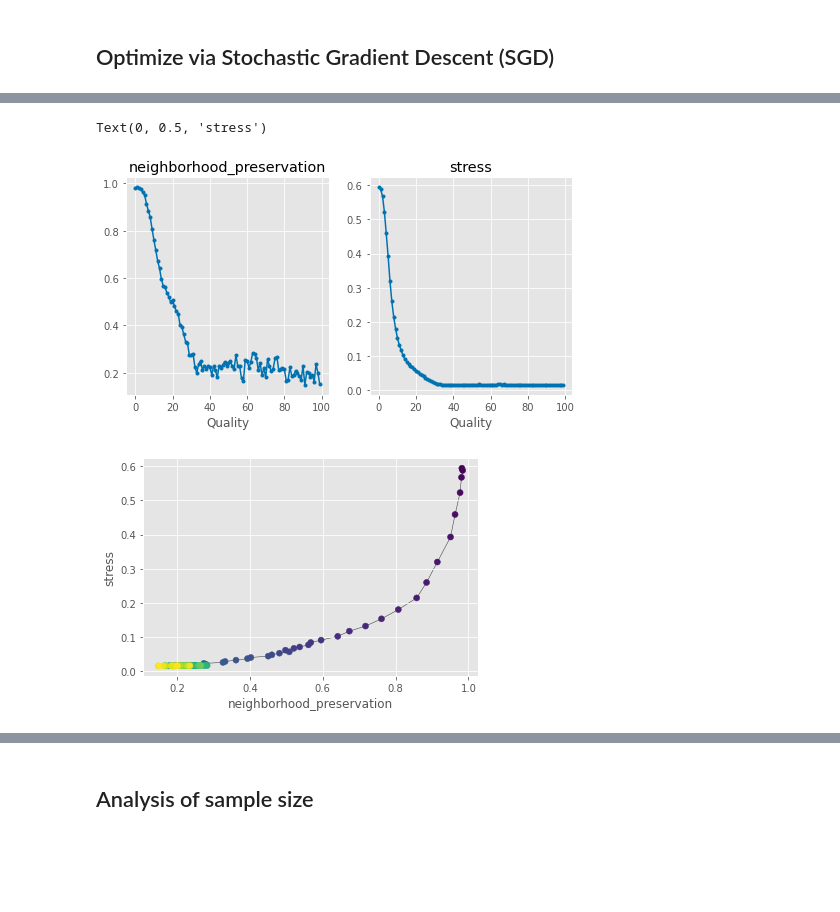
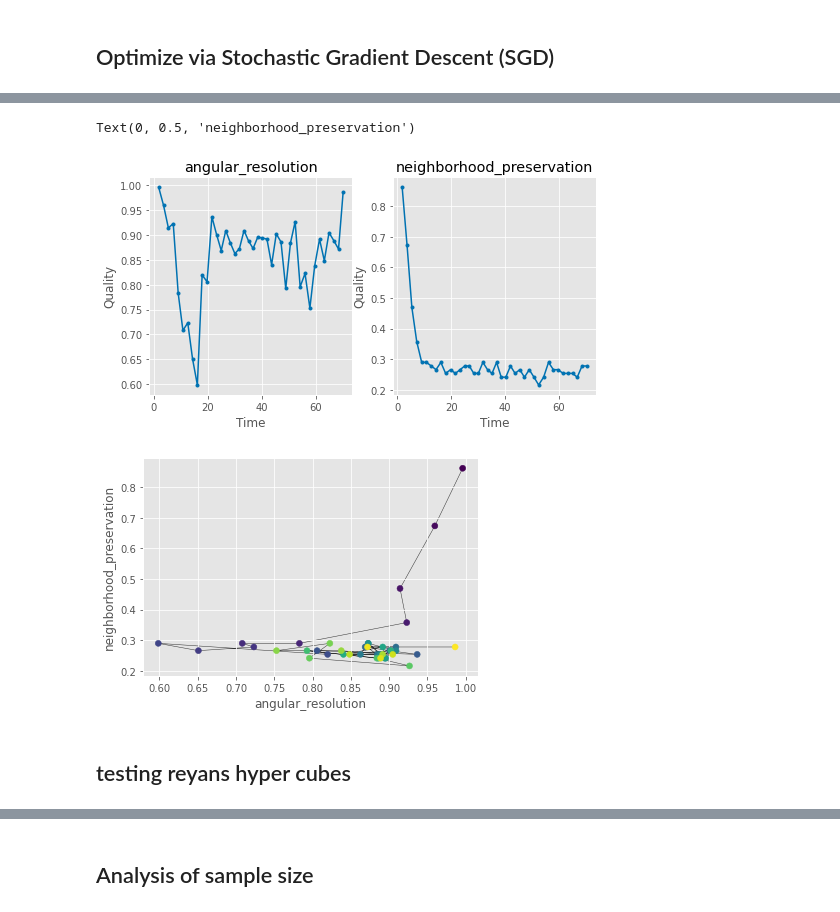
Before and after one commit to tiga1231/graph-drawing, a Jupyter notebook: dev.ipynb, the cells around one changed output, grey strips where cells are left out. Cells and saved outputs as stored; diff of their text form; code cells hidden in the pictures; blank space fills up the shorter version.

```diff
--- a/dev.ipynb
+++ b/dev.ipynb
@@ -161,27 +158,32 @@ vis.plot(
 # %%
-quality_curve_x = [r['qualities'][qx] for r in result['qualities_by_time']]
-quality_curve_y = [r['qualities'][qy] for r in result['qualities_by_time']]
+t = [r['time'] for r in gd.qualities_by_time]
+quality_curve_x = [r['qualities'][qx] for r in gd.qualities_by_time]
+quality_curve_y = [r['qualities'][qy] for r in gd.qualities_by_time]
 
 
 plt.figure(figsize=[8,4])
 plt.subplot(121)
-plt.plot(quality_curve_x, '.-')
+plt.plot(t, quality_curve_x, '.-')
 plt.title(qx)
-plt.xlabel('Iteration')
-plt.xlabel('Quality')
+plt.xlabel('Time')
+plt.ylabel('Quality')
 
 plt.subplot(122)
-plt.plot(quality_curve_y, '.-')
+plt.plot(t, quality_curve_y, '.-')
 plt.title(qy)
-plt.xlabel('Iteration')
-plt.xlabel('Quality')
+plt.xlabel('Time')
+plt.ylabel('Quality')
 
 plt.figure()
 plt.plot(quality_curve_x, quality_curve_y, lw=0.5, c='#333333', zorder=-1)
 plt.scatter(quality_curve_x, quality_curve_y, c=np.arange(len(quality_curve_x)))
 plt.xlabel(qx)
 plt.ylabel(qy)
+# plt.xlim([0, max(max(quality_curve_x), 1.1)])
+# plt.ylim([0, max(max(quality_curve_y)*1.05, 1.1)])
 # %% [output]
-Text(0, 0.5, 'stress')
+Text(0, 0.5, 'neighborhood_preservation')
-[figure, old version]
+[figure, new version]
-[figure, old version]
+[figure, new version]
+# %% [markdown]
+## testing reyans hyper cubes
```
Also changed, not shown: parts of 5 cells of this notebook, 5 other files.
